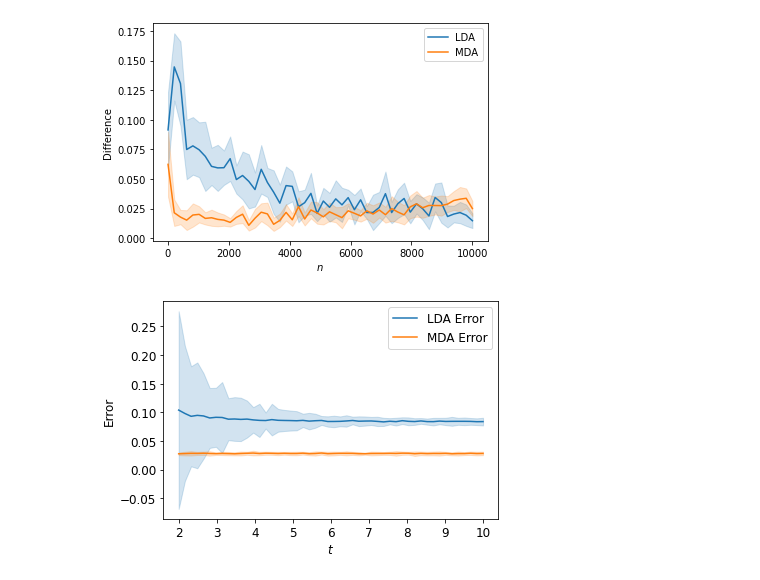
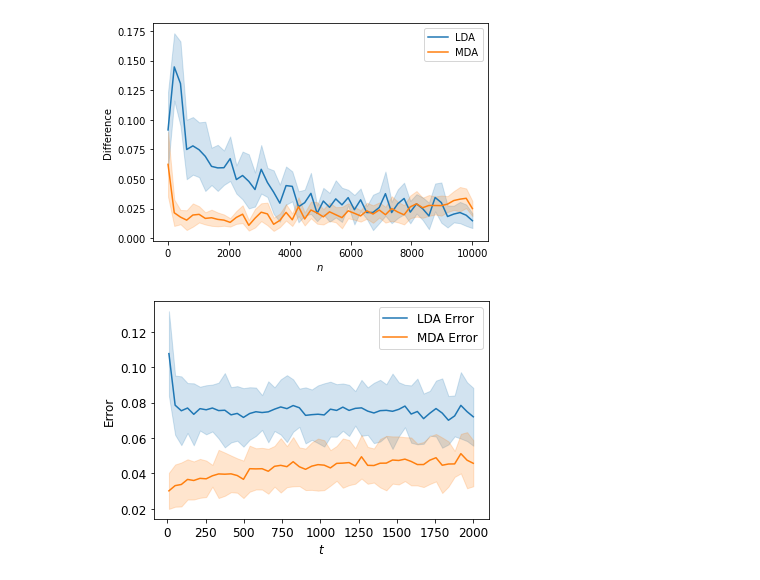
Before and after one commit to armanbolatov/long_tail, a Jupyter notebook: Section 5.1.ipynb, the cells around one changed output. Cells and saved outputs as stored; diff of their text form; code cells hidden in the pictures.

```diff
--- a/Section 5.1.ipynb
+++ b/Section 5.1.ipynb
@@ -129,13 +129,14 @@ def split_data(X_pos, X_neg):
 def experiment_p_and_q(params, iters, q):
     """Run the experiment training on p and testing on q."""
     lda_error_rates, mda_error_rates = [], []
+    test_params = params.copy()
+    test_params['p'] = q
     for _ in range(iters):
         # Generate the training data with p taken from params dictionary and fixed mu
         X_train_pos, X_train_neg = generate_dataset(params, fixed_mu=True)
         y_train_pos, y_train_neg = np.ones(X_train_pos.shape[0]), np.zeros(X_train_neg.shape[0])
         # Generate the test data with p=q and fixed mu
-        params['p'] = q
-        X_test_pos, X_test_neg = generate_dataset(params, fixed_mu=True)
+        X_test_pos, X_test_neg = generate_dataset(test_params, fixed_mu=True)
         y_test_pos, y_test_neg = np.ones(X_test_pos.shape[0]), np.zeros(X_test_neg.shape[0])
 
         X_train = np.concatenate((X_train_pos, X_train_neg))
@@ -176,7 +177,7 @@ def experiments_over_parameter(param_name, interval, iters):
 def experiments_over_p_and_q(q, ts, iters):
     """Run the experiments training on 1 - 1 / ts and testing on q."""
     # Set the default parameters
-    params = {'mu_norm': 2, 'sigma': 1, 'n': 10000, 'p': 0.9, 'd': 50}
+    params = {'mu_norm': 2, 'sigma': 1, 'n': 1000, 'p': 0.9, 'd': 50}
     results = []
     for t in tqdm(ts):
         params['p'] = 1 - 1 / t # Set p to the current value
@@ -334,8 +335,8 @@ plot_results(ns, results, param_name='n', differences=True)
 [figure]
 # %%
 # Vary the p (which is 1 - 1/t), keeping the other parameters fixed
-ts = np.linspace(2, 10, 50)
+ts = np.linspace(10, 2000, 50)
 results = experiments_over_p_and_q(0.9, ts, 20)
-plot_results_p_and_q(ts, results, mda_only=False)
+plot_results_p_and_q(ts, results, mda_only=False, logscale=False)
 # %% [output]
-[figure, old version]
+[figure, new version]
```
Also changed, not shown: 1 other file.
